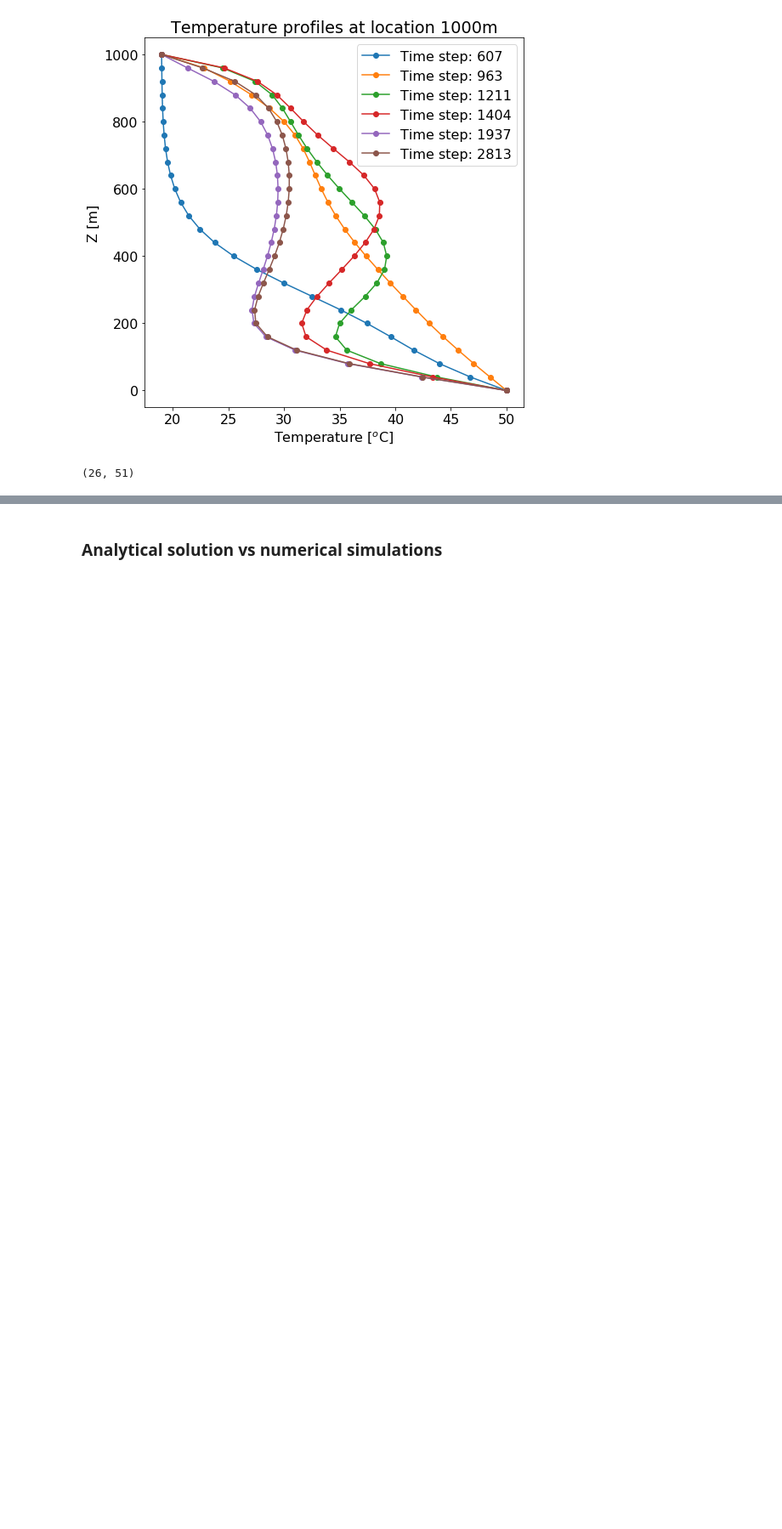
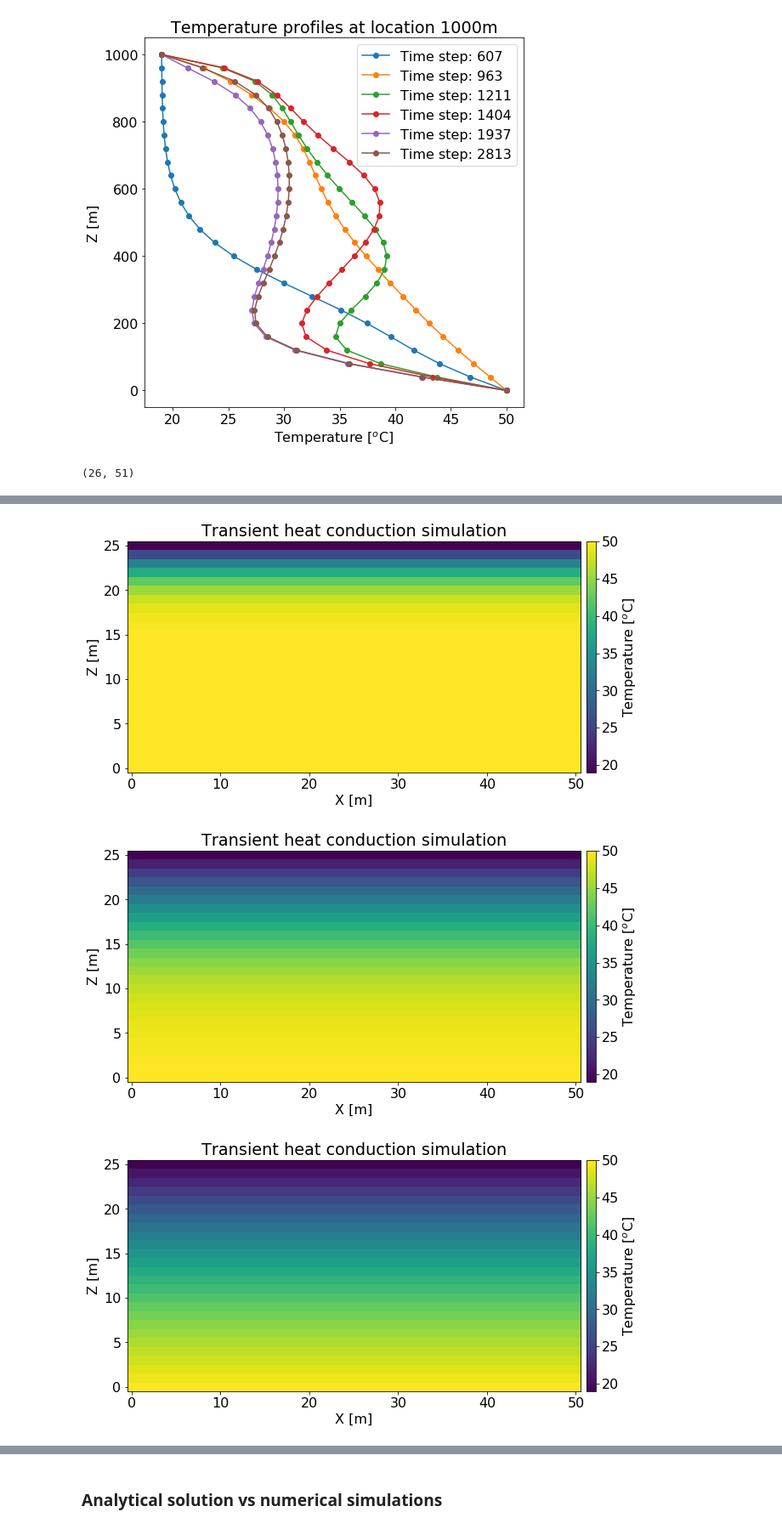
Before and after one commit to gweishar/inputfiles_golem, a Jupyter notebook: exodus_to_python_GW.ipynb, the cells around one changed output, grey strips where cells are left out. Shown at 85% size. Saved outputs shown, nothing was run; the diff lists cells and outputs as text; code cells hidden in the pictures; blank space fills up the shorter version.

```diff
--- a/exodus_to_python_GW.ipynb
+++ b/exodus_to_python_GW.ipynb
@@ -131,0 +133,27 @@ ax.set_aspect('equal')
+# %%
+# Transient heat conduction
+nc = netCDF4.Dataset('Florian_Benchmark/1-T/gold/T_transient_2D_small_ic50.e')
+#Get X and Y coordinates
+X = nc.variables['coordx']
+Y = nc.variables['coordy']
+yvals = np.sort(np.unique(Y))
+var2 = nc.variables['vals_nod_var2'] # Temperature var 2, pressure var 1
+tstep =[3, 20, 50,100,150]
+tname=["300", "2000", "5000", "10000","15000"]
+for i,t in enumerate(tstep):
+    fig, ax = plt.subplots(1, 1, figsize=(10, 5))
+    vars_im = resort_results(X, Y, var2, t)
+    im=plt.imshow(vars_im, origin='lower left')
+    ax.set_xlabel('X [m]')
+    ax.set_ylabel('Z [m]')
+    ax.set_title('Transient heat conduction simulation')
+    divider = make_axes_locatable(ax)
+    cax = divider.append_axes('right', size='2%', pad=0.1)
+    cbar = fig.colorbar(im, cax=cax)
+    cbar.set_label("Temperature [$^o$C]") #[$^o$C] [Pa]
+    ax.set_aspect('equal')
+    fig.savefig("python_figures/T_transient_"+tname[i]+"years.eps")
+# %% [output]
+[figure, added]
+[figure, added]
+[figure, added]
```
Also changed, not shown: parts of 11 cells of this notebook, 6 other files.
